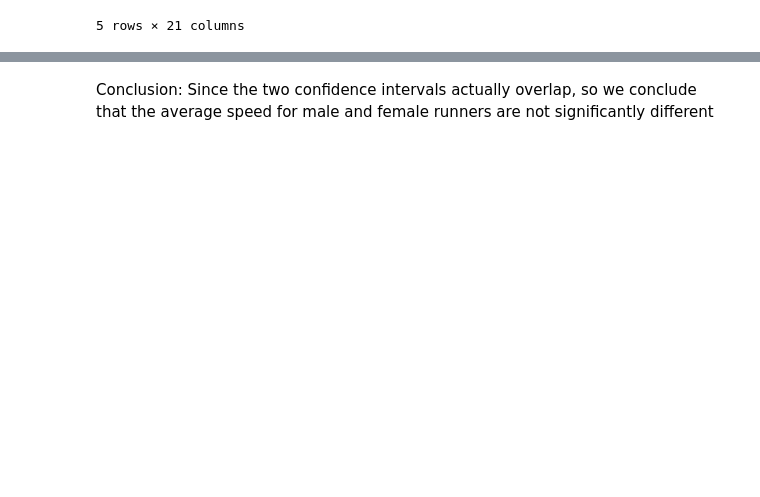
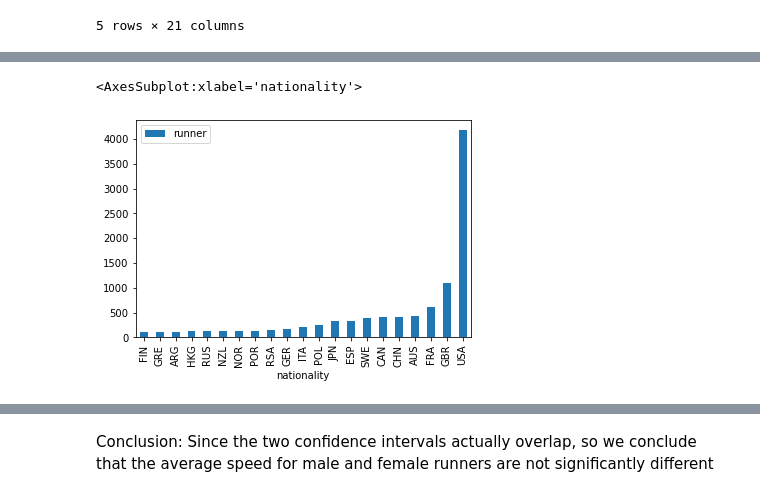
Before and after one commit to julieou/216-project, a Jupyter notebook: EDA.ipynb, the cells around one changed output, grey strips where cells are left out. Saved outputs shown, nothing was run; the diff lists cells and outputs as text; code cells hidden in the pictures; blank space fills up the shorter version.

```diff
--- a/EDA.ipynb
+++ b/EDA.ipynb
@@ -48,0 +71,14 @@ merged.head()
+# %%
+# Nationalities with at least 100 top 10 runners
+top10 = merged[merged["rank"] <= 10]
+
+top10_count = top10.groupby("nationality")["runner"].count().sort_values()
+
+dftop10_count = pd.DataFrame(top10_count)
+
+df = top10_count.to_frame()
+df_100 = df[df["runner"] >=100]
+df_100.reset_index().plot(x='nationality', y='runner', kind = "bar")
+# %% [output]
+<AxesSubplot:xlabel='nationality'>
+[figure, added]
```
Also changed, not shown: parts of 9 cells of this notebook.
